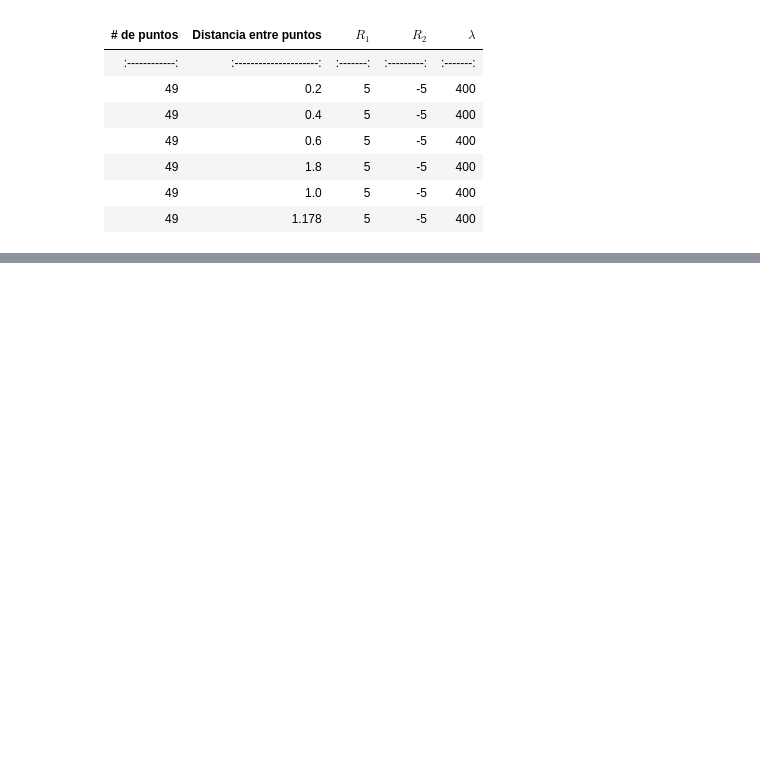
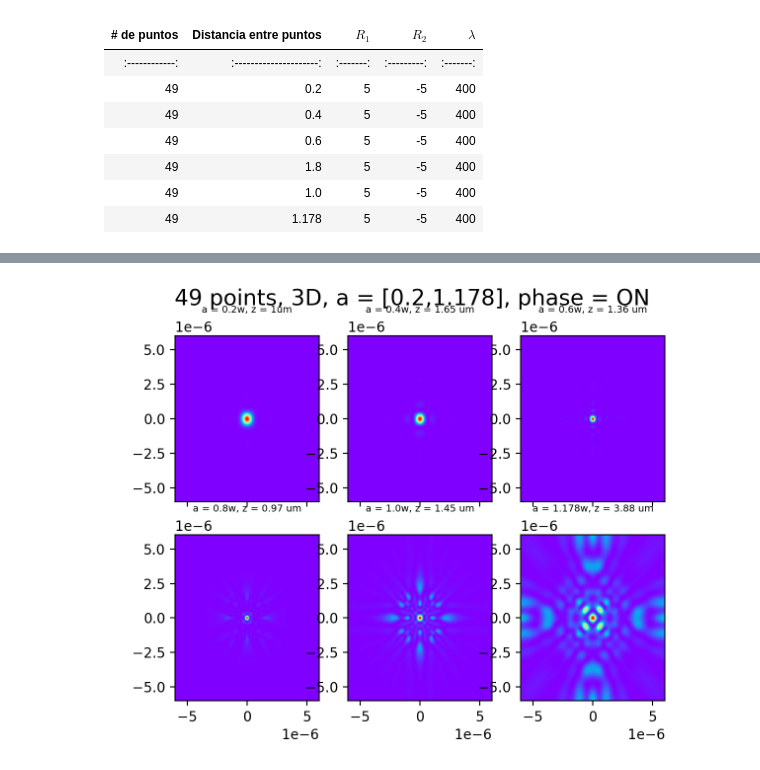
Before and after one commit to rcasalins/thesis_bachelor, a Jupyter notebook: Codigo/Tabla_49puntos.ipynb, the cells around one changed output, grey strips where cells are left out. Cells and saved outputs as stored; diff of their text form; code cells hidden in the pictures; blank space fills up the shorter version.

```diff
--- a/Codigo/Tabla_49puntos.ipynb
+++ b/Codigo/Tabla_49puntos.ipynb
@@ -221,0 +223,35 @@ Wall time: 3.52 s
+# %%
+%%time
+square = np.linspace(-15*w, 15*w, 500)
+xx,yy = np.meshgrid(square, square)
+
+fig, ax = plt.subplots(nrows=2, ncols=3, sharex=True, dpi=200)
+
+z1 = np.array(list(GeometricPotencial_3D_reducido(xx,yy,1 * (10 ** -6),points*2,w,1,r1,r2)), dtype=float)
+ax[0,0].pcolormesh(xx, yy, z1, cmap='rainbow',  vmin = z1.min(), vmax = z1.max())
+ax[0,0].set_title("a = 0.2w, z = 1um", fontsize=7)
+
+z2 = np.array(list(GeometricPotencial_3D_reducido(xx,yy,1.65 * (10 ** -6),points*4,w,1,r1,r2)), dtype=float)
+ax[0,1].pcolormesh(xx, yy, z2, cmap='rainbow',  vmin = z2.min(), vmax = z2.max())
+ax[0,1].set_title("a = 0.4w, z = 1.65 um", fontsize=7)
+
+z3 = np.array(list(GeometricPotencial_3D_reducido(xx,yy,1.36 * (10 ** -6),points*6,w,1,r1,r2)), dtype=float)
+ax[0,2].pcolormesh(xx, yy, z3, cmap='rainbow',  vmin = z3.min(), vmax = z3.max())
+ax[0,2].set_title("a = 0.6w, z = 1.36 um", fontsize=7)
+
+z4 = np.array(list(GeometricPotencial_3D_reducido(xx,yy,0.97 * (10 ** -6),points*8,w,1,r1,r2)), dtype=float)
+ax[1,0].pcolormesh(xx, yy, z4, cmap='rainbow',  vmin = z4.min(), vmax = z4.max())
+ax[1,0].set_title("a = 0.8w, z = 0.97 um", fontsize=7)
+
+z5 = np.array(list(GeometricPotencial_3D_reducido(xx,yy,1.45 * (10 ** -6),points*10,w,1,r1,r2)), dtype=float)
+ax[1,1].pcolormesh(xx, yy, z5, cmap='rainbow',  vmin = z5.min(), vmax = z5.max())
+ax[1,1].set_title("a = 1.0w, z = 1.45 um", fontsize=7)
+
+z6 = np.array(list(GeometricPotencial_3D_reducido(xx,yy,3.88 * (10 ** -6),points*11.78,w,1,r1,r2)), dtype=float)
+ax[1,2].pcolormesh(xx, yy, z6, cmap='rainbow',  vmin = z6.min(), vmax = z6.max())
+ax[1,2].set_title("a = 1.178w, z = 3.88 um", fontsize=7)
+
+fig.suptitle('49 points, 3D, a = [0.2,1.178], phase = ON', fontsize=16)
+plt.show()
+# %% [output]
+[figure, added]
```
Also changed, not shown: parts of 10 cells of this notebook, 13 other files.
